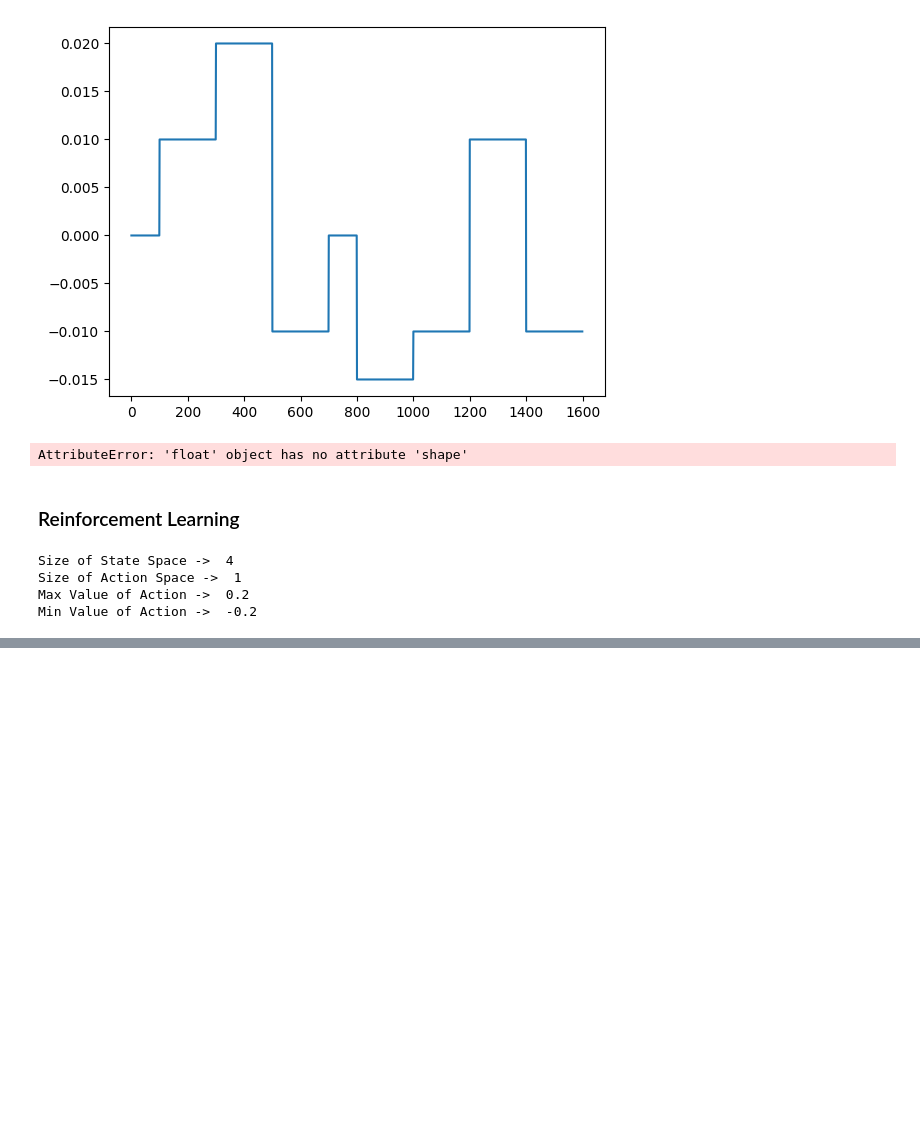
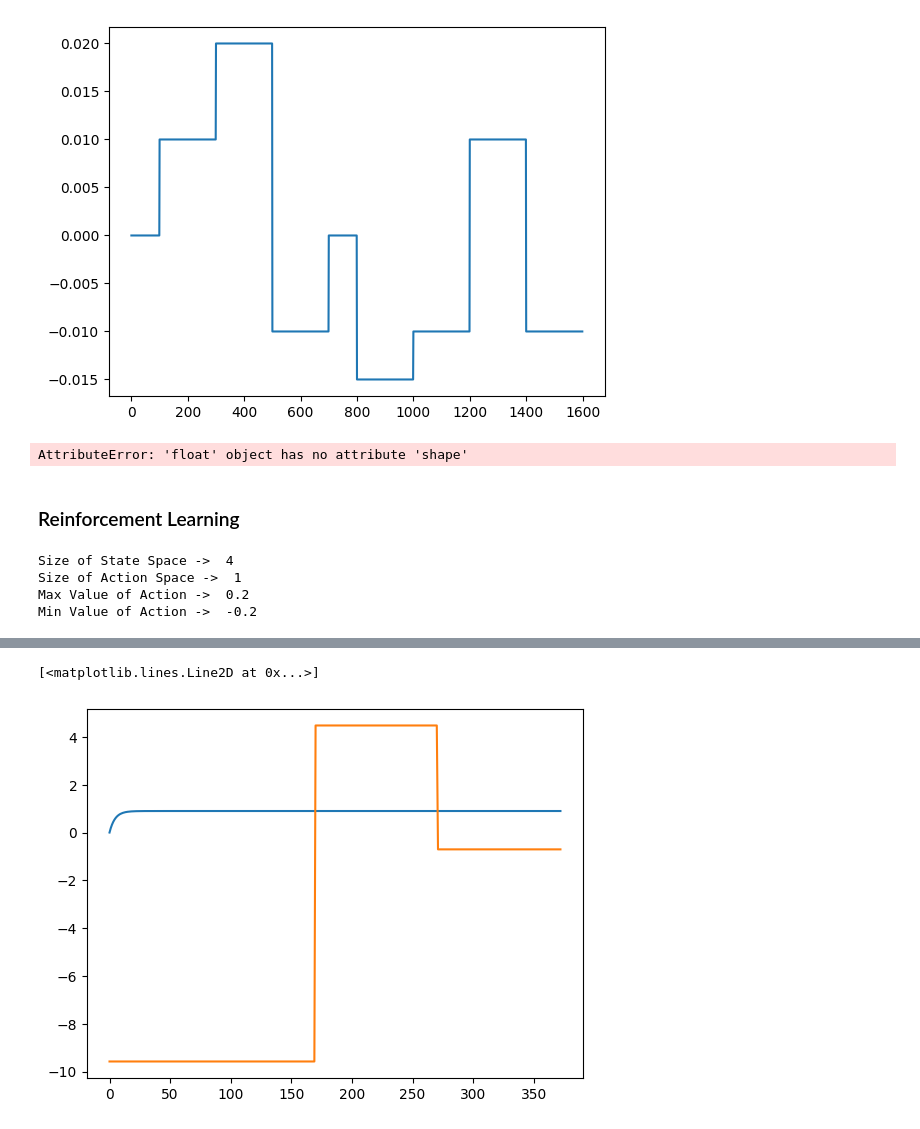
Before and after one commit to NasonovIvan/NN-plasma-control, a Jupyter notebook: src/main.ipynb, the cells around one changed output, grey strips where cells are left out. Saved outputs shown, nothing was run; the diff lists cells and outputs as text; code cells hidden in the pictures; blank space fills up the shorter version.

```diff
--- a/src/main.ipynb
+++ b/src/main.ipynb
@@ -518,0 +497,30 @@ target_critic.save_weights("../weights/nn_target_critic.h5")
+# %%
+z_arr = []
+
+x = 0
+u = 0
+
+z_t = C * x
+x = x_calculate(x, u, A, B)
+
+prev_state = (length_z(z_ref[0], z_t), z_t, z_ref[0], u)
+
+for step in range(z_ref.shape[0]):
+    tf_prev_state = tf.expand_dims(tf.convert_to_tensor(prev_state), 0)
+    # z_ref = tf.expand_dims(tf.convert_to_tensor(), 0)
+
+    action = policy(tf_prev_state, ou_noise)
+    # action_norm = norm_action(prev_state, float(action[0]))
+    # Recieve state and reward from environment.
+    state = transition(x, float(action[0]), C, z_ref[step])
+    x = x_calculate(x, float(action[0]), A, B)
+
+    z_arr.append(state[1])
+
+    prev_state = state
+# %%
+plt.plot(z_arr)
+plt.plot(z_ref)
+# %% [output]
+[<matplotlib.lines.Line2D at 0x...>]
+[figure, added]
```
Also changed, not shown: parts of 8 cells of this notebook, 4 other files.
